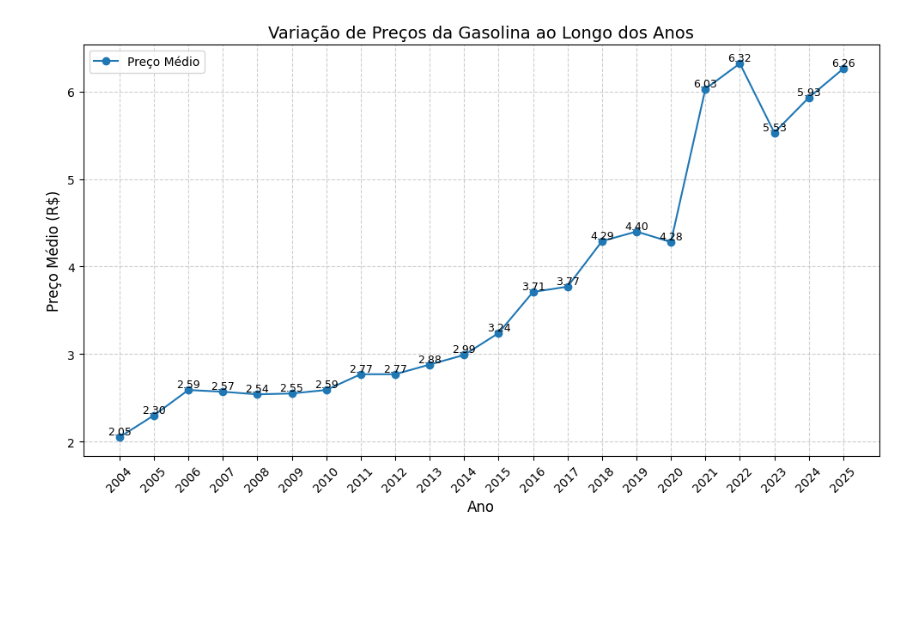
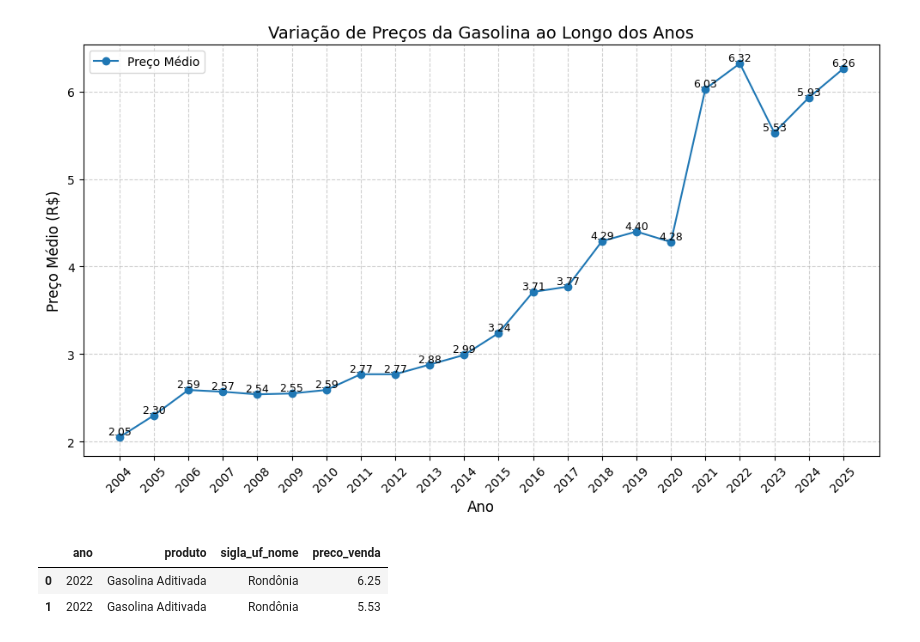
Before and after one commit to KelvynAmaral/Combustiveis_EDA, a Jupyter notebook: preco_combustivel.ipynb, the cells around one changed output. Saved outputs shown, nothing was run; the diff lists cells and outputs as text; code cells hidden in the pictures; blank space fills up the shorter version.

```diff
--- a/preco_combustivel.ipynb
+++ b/preco_combustivel.ipynb
@@ -317,0 +320,6 @@ plt.show()
+# %%
+df_anp_valor_por_estado.head(2)
+# %% [output]
+|  | ano | produto | sigla_uf_nome | preco_venda |
+| 0 | 2022 | Gasolina Aditivada | Rondônia | 6.25 |
+| 1 | 2022 | Gasolina Aditivada | Rondônia | 5.53 |
```
Also changed, not shown: parts of 2 cells of this notebook.
